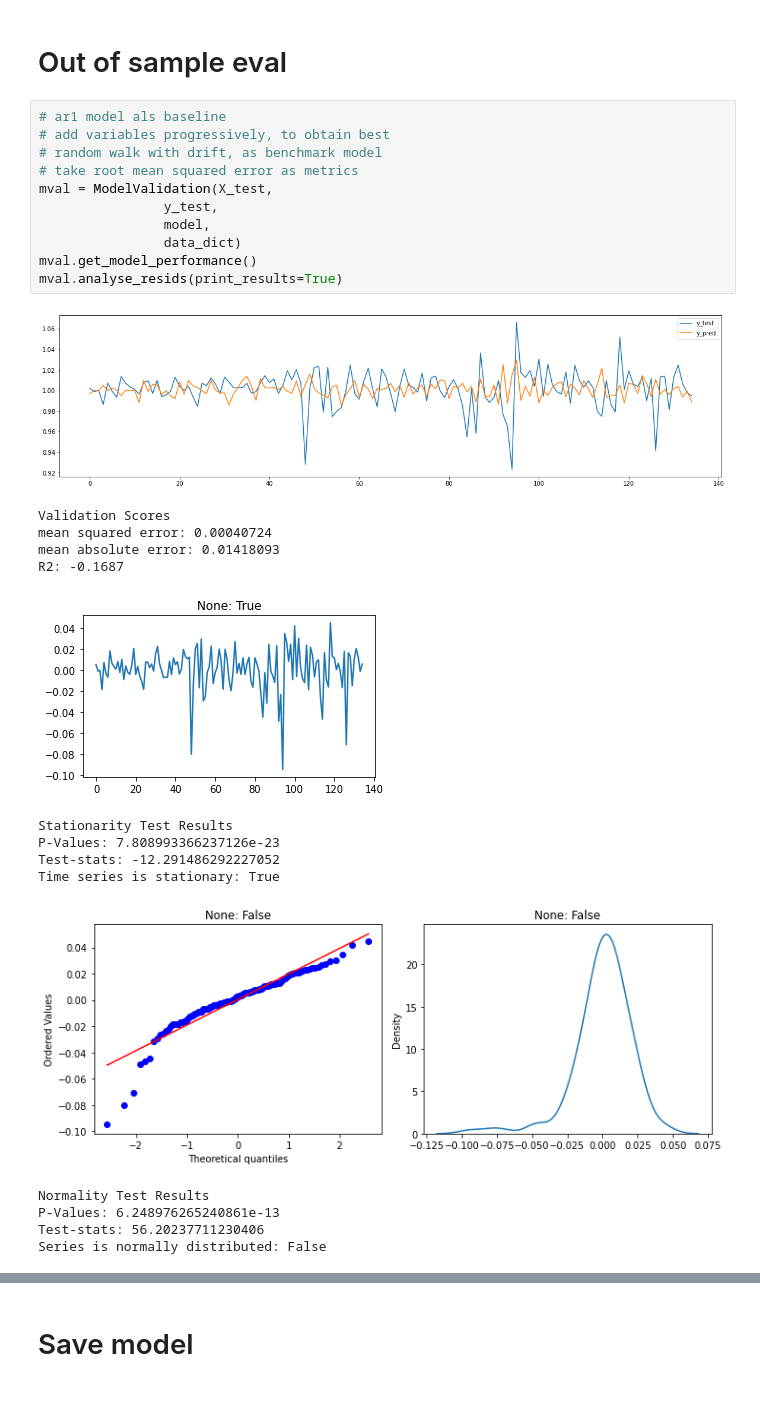
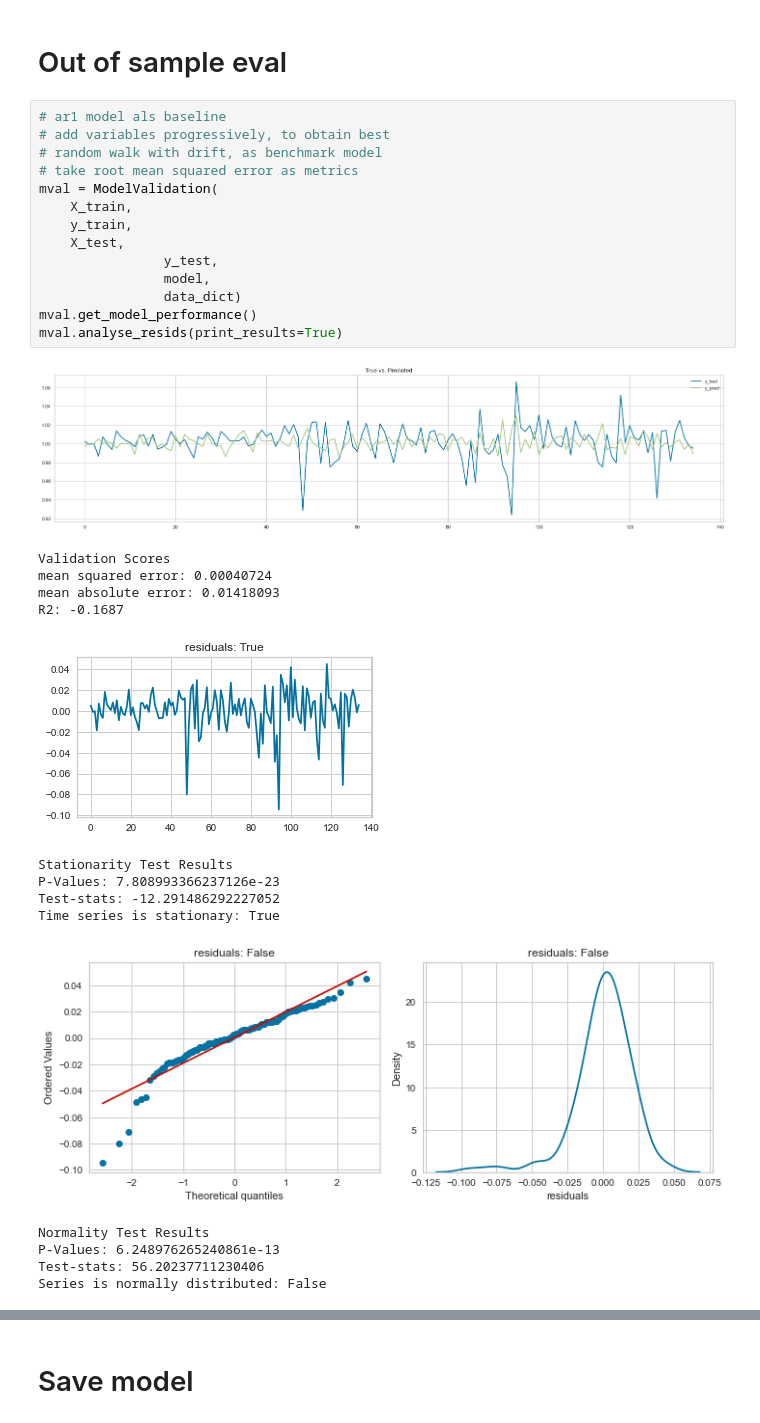
Before and after one commit to lukasgrahl/bachelor, a Jupyter notebook: notebooks/3.1-ols_model.ipynb, the cells around one changed output, grey strips where cells are left out. Saved outputs shown, nothing was run; the diff lists cells and outputs as text; blank space fills up the shorter version.

```diff
--- a/notebooks/3.1-ols_model.ipynb
+++ b/notebooks/3.1-ols_model.ipynb
@@ -173,26 +173,29 @@ Notes:
 # %%
 # ar1 model als baseline
 # add variables progressively, to obtain best
 # random walk with drift, as benchmark model
 # take root mean squared error as metrics
-mval = ModelValidation(X_test,
+mval = ModelValidation(
+    X_train,
+    y_train,
+    X_test,
                 y_test,
                 model,
                 data_dict)
 mval.get_model_performance()
 mval.analyse_resids(print_results=True)
 # %% [output]
-[figure, old version]
+[figure, new version]
 Validation Scores
 mean squared error: 0.00040724
 mean absolute error: 0.01418093
 R2: -0.1687
-[figure, old version]
+[figure, new version]
 Stationarity Test Results
 P-Values: 7.808993366237126e-23
 Test-stats: -12.291486292227052
 Time series is stationary: True
-[figure, old version]
+[figure, new version]
 Normality Test Results
 P-Values: 6.248976265240861e-13
 Test-stats: 56.20237711230406
```
Also changed, not shown: parts of 8 cells of this notebook, 1 other file.
